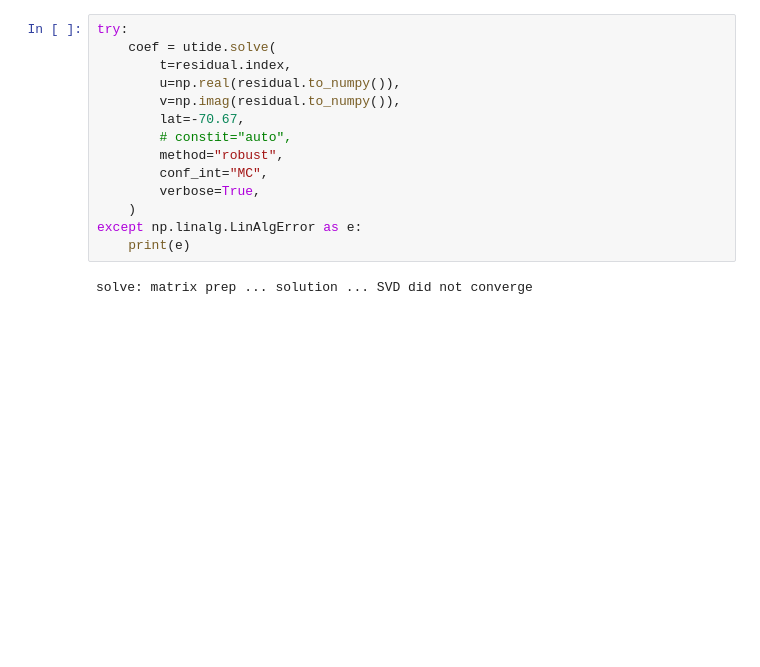
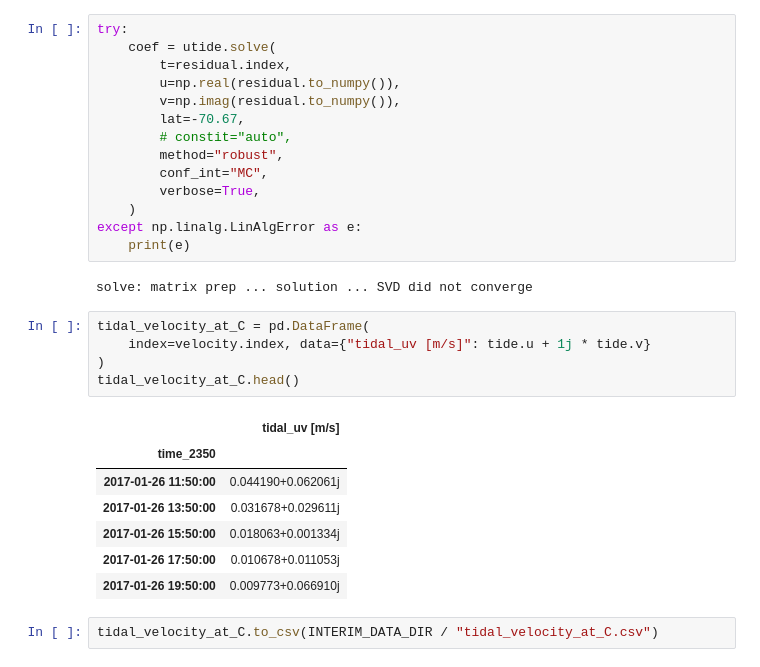
Before and after one commit to opinner/pinner2026_JPO_code, a Jupyter notebook: scripts/proxy_preprocessing/tidal_fit_to_velocity.ipynb, the cells around one changed output. Drawn from its saved outputs; the diff is of its cells as text; blank space fills up the shorter version.

```diff
--- a/scripts/proxy_preprocessing/tidal_fit_to_velocity.ipynb
+++ b/scripts/proxy_preprocessing/tidal_fit_to_velocity.ipynb
@@ -99,3 +119,18 @@ except np.linalg.LinAlgError as e:
     print(e)
 # %% [output]
 solve: matrix prep ... solution ... SVD did not converge
+# %%
+tidal_velocity_at_C = pd.DataFrame(
+    index=velocity.index, data={"tidal_uv [m/s]": tide.u + 1j * tide.v}
+)
+tidal_velocity_at_C.head()
+# %% [output]
+|  | tidal_uv [m/s] |
+| time_2350 |  |
+| 2017-01-26 11:50:00 | 0.044190+0.062061j |
+| 2017-01-26 13:50:00 | 0.031678+0.029611j |
+| 2017-01-26 15:50:00 | 0.018063+0.001334j |
+| 2017-01-26 17:50:00 | 0.010678+0.011053j |
+| 2017-01-26 19:50:00 | 0.009773+0.066910j |
+# %%
+tidal_velocity_at_C.to_csv(INTERIM_DATA_DIR / "tidal_velocity_at_C.csv")
```
Also changed, not shown: parts of 3 cells of this notebook.
